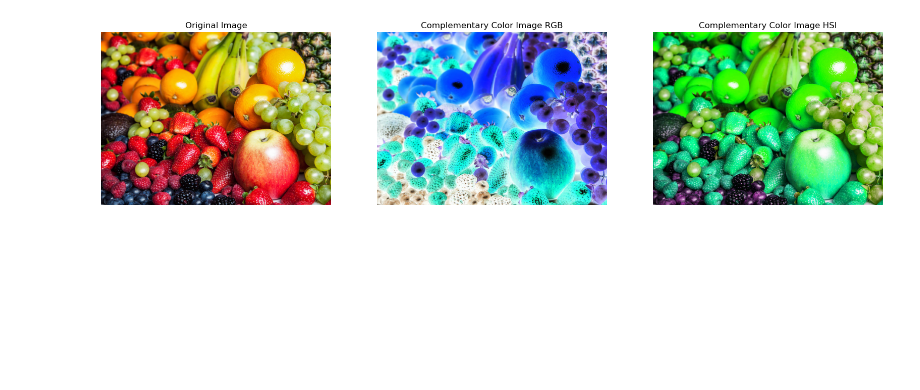
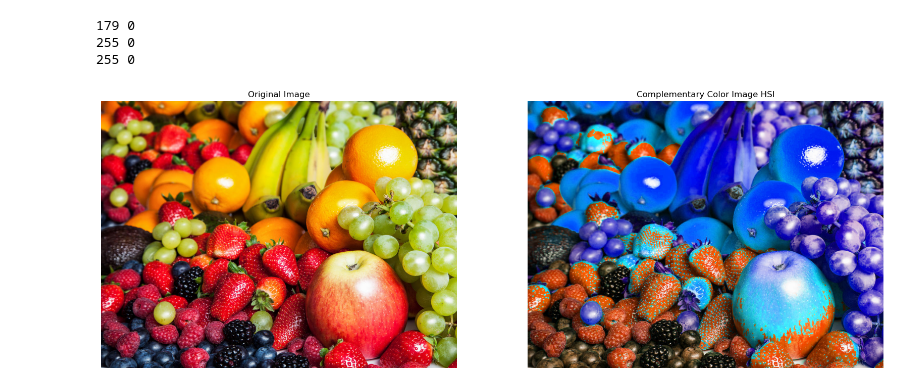
Before and after one commit to ratchanonp/imageprocessing, a Jupyter notebook: Assignment_5/Assignment_5_1.ipynb, the cells around one changed output. Saved outputs shown, nothing was run; the diff lists cells and outputs as text; code cells hidden in the pictures; blank space fills up the shorter version.

Commit message:
Fix Complementary Number

```diff
--- a/Assignment_5/Assignment_5_1.ipynb
+++ b/Assignment_5/Assignment_5_1.ipynb
@@ -25,41 +25,41 @@ def complementary_color_RGB(img):
 def complementary_color_HSI(img):
     # Convert RGB to HSI
     img = cv.cvtColor(img, cv.COLOR_BGR2HSV)
+
     # Split the image into three channels
-    h, s, i = cv.split(img)
+    h, s, v = cv.split(img)
 
-    # Complementary color of H channel
-    h = cv.bitwise_not(h)
+    print(np.max(h), np.min(h))
+    print(np.max(s), np.min(s))
+    print(np.max(v), np.min(v))
 
+    # Complementary color of H
+    h = (h + 90) % 180
 
     # Merge three channels
-    img = cv.merge([h, s, i])
+    img = cv.merge([h, s, v])
     # Convert HSI to RGB
     img = cv.cvtColor(img, cv.COLOR_HSV2BGR)
     return img
 # %%
 # Remove the output folder if it exists
 if os.path.exists("output/"):
     os.system("rm -rf output/")
 
 os.mkdir("output/")
-
-if not os.path.exists("output/5_1"):
-    os.mkdir("output/5_1")
-
-# Write the image to output folder
-complementary_frutie_RGB = complementary_color_RGB(fruite)
-cv.imwrite("output/5_1/complementary_fruite_RBG.jpg", complementary_frutie_RGB)
+os.mkdir("output/5_1")
 
 complementary_frutie_HSI = complementary_color_HSI(fruite)
 cv.imwrite("output/5_1/complementary_fruite_HSI.jpg", complementary_frutie_HSI)
 
 # Show original image and complementary color image
 plt.figure(figsize=(20, 10))
-plt.subplot(131), plt.title("Original Image"), plt.imshow(cv.cvtColor(fruite, cv.COLOR_BGR2RGB)), plt.axis("off")
-plt.subplot(132), plt.title("Complementary Color Image RGB"), plt.imshow(cv.cvtColor(complementary_frutie_RGB, cv.COLOR_BGR2RGB)), plt.axis("off")
-plt.subplot(133), plt.title("Complementary Color Image HSI"), plt.imshow(cv.cvtColor(complementary_frutie_HSI, cv.COLOR_BGR2RGB)), plt.axis("off")
+plt.subplot(121), plt.title("Original Image"), plt.imshow(cv.cvtColor(fruite, cv.COLOR_BGR2RGB)), plt.axis("off")
+plt.subplot(122), plt.title("Complementary Color Image HSI"), plt.imshow(cv.cvtColor(complementary_frutie_HSI, cv.COLOR_BGR2RGB)), plt.axis("off")
 plt.savefig("output/5_1/complementary_color.jpg")
 plt.show()
 # %% [output]
+179 0
+255 0
+255 0
-[figure, old version]
+[figure, new version]
```
